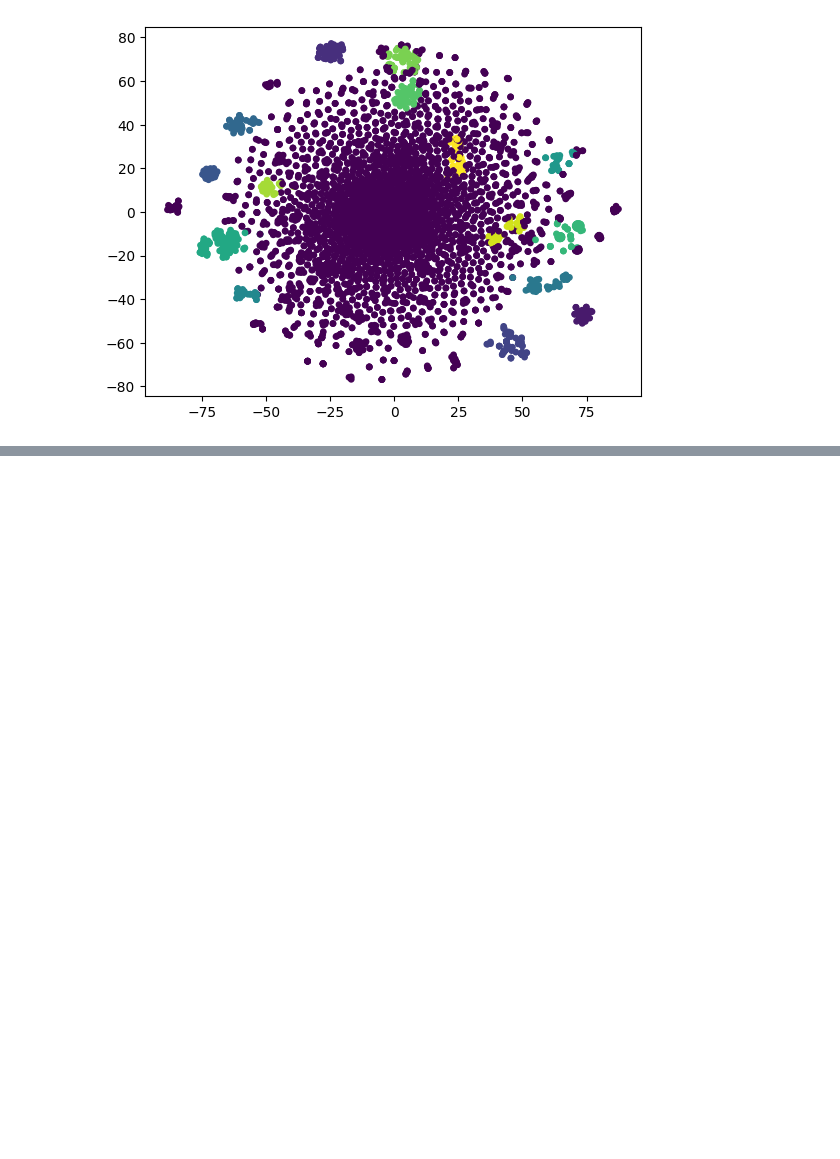
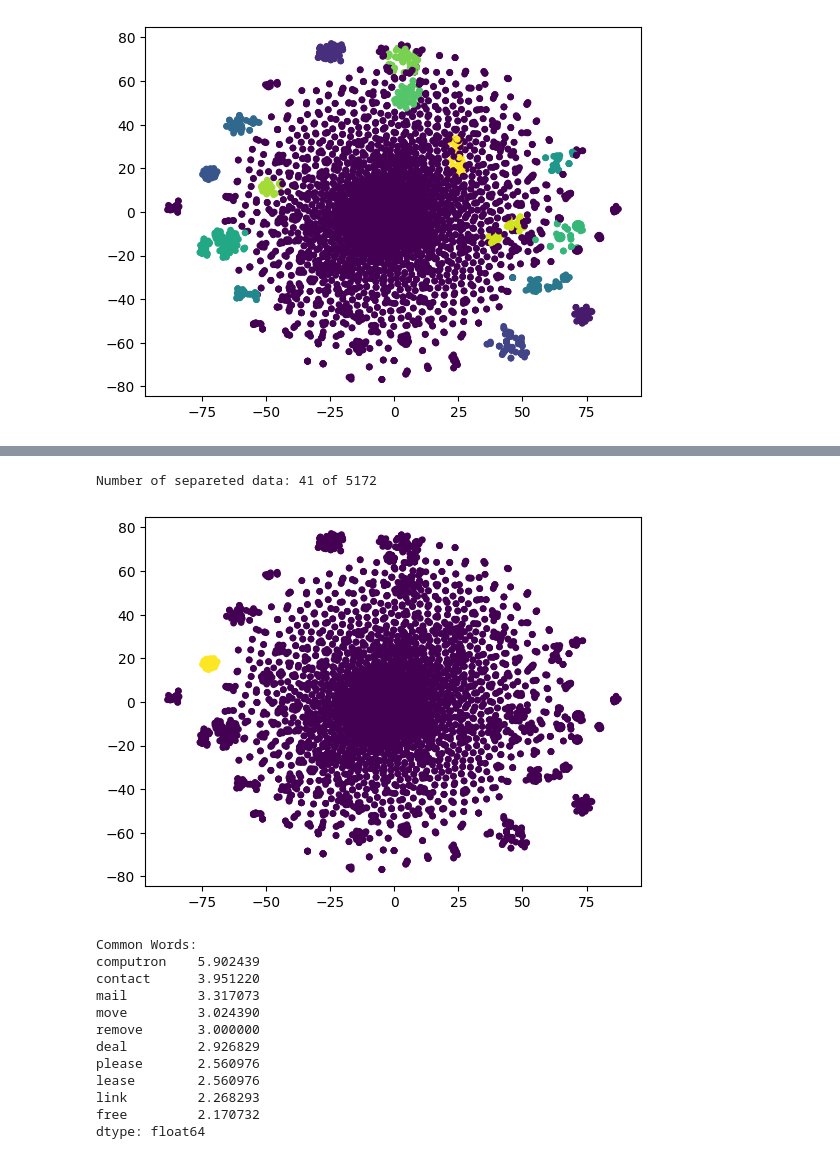
Before and after one commit to Lukirby/Spam-Detector-NLP, a Jupyter notebook: spam_detector.ipynb, the cells around one changed output, grey strips where cells are left out. Saved outputs shown, nothing was run; the diff lists cells and outputs as text; code cells hidden in the pictures; blank space fills up the shorter version.

```diff
--- a/spam_detector.ipynb
+++ b/spam_detector.ipynb
@@ -649,0 +712,12 @@ Davies-Bouldin Index (KMeans): 0.61
+# %%
+def analyze_cluster(cluster_number):
+    selected_clusters_index = clusters==cluster_number
+    print(f"Number of separeted data: {len(clusters[selected_clusters_index])} of {X_tsne.shape[0]}")
+    plot_components(X_tsne,selected_clusters_index)
+    emails = X.iloc[selected_clusters_index]
+    emails = emails[selected_words]
+    emails = emails[emails.columns.difference(stopwords)]
+    emails = emails[[word for word in emails.columns if len(word)>3]]
+    total_word_counts = emails.mean(axis=0).sort_values(ascending=False)
+    print('Common Words:')
+    print(total_word_counts[:10])
@@ -649,0 +729,17 @@ Davies-Bouldin Index (KMeans): 0.61
+# %%
+analyze_cluster(cluster_number=3)
+# %% [output]
+Number of separeted data: 41 of 5172
+[figure, added]
+Common Words:
+computron    5.902439
+contact      3.951220
+mail         3.317073
+move         3.024390
+remove       3.000000
+deal         2.926829
+please       2.560976
+lease        2.560976
+link         2.268293
+free         2.170732
+dtype: float64
```
Also changed, not shown: parts of 42 cells of this notebook.
